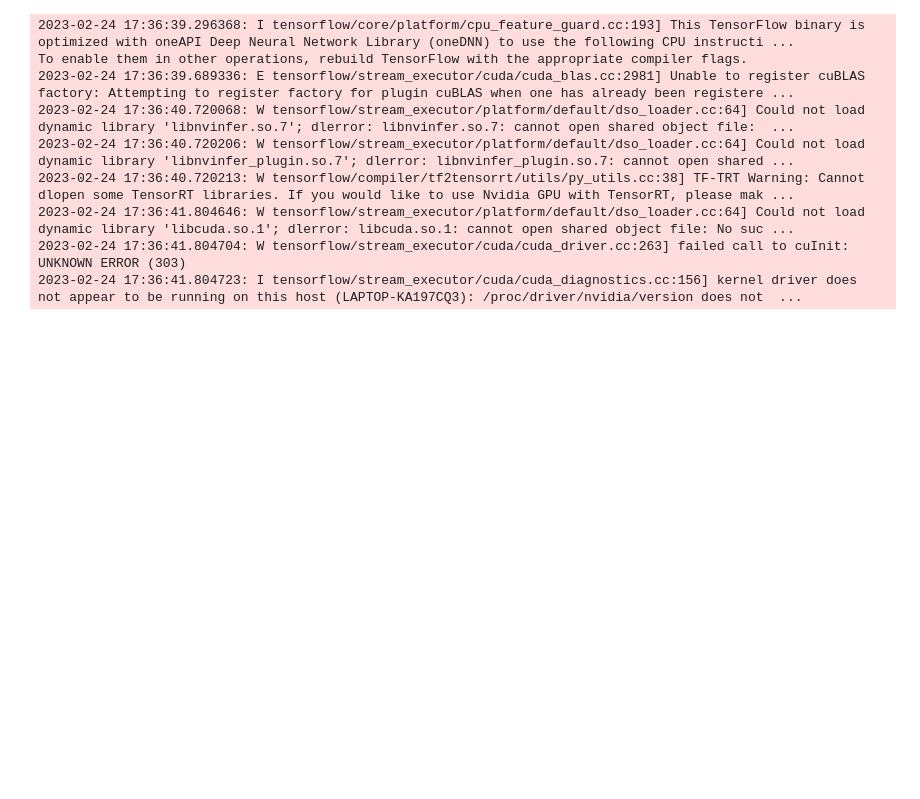
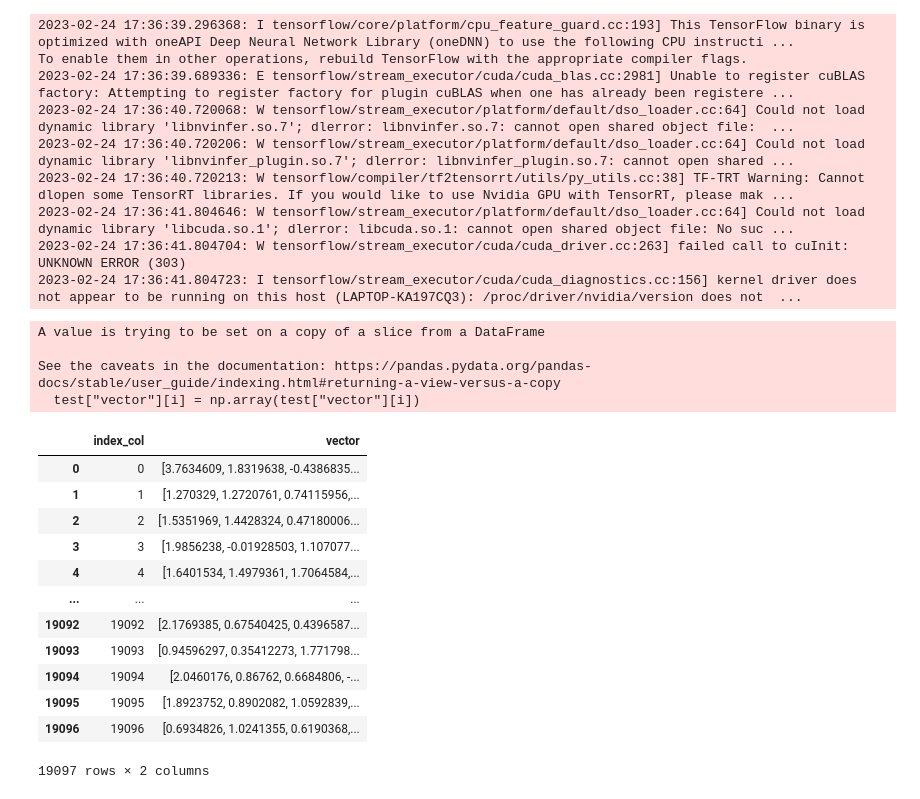
Before and after one commit to bovaristEliza/AE-GuANto, a Jupyter notebook: spacy-autoenc.ipynb, the cells around one changed output. Saved outputs shown, nothing was run; the diff lists cells and outputs as text; code cells hidden in the pictures; blank space fills up the shorter version.

Commit message:
prove con ndarray: err array element with a seq

```diff
--- a/spacy-autoenc.ipynb
+++ b/spacy-autoenc.ipynb
@@ -147,3 +147,34 @@ import numpy as np
 vax_df = pd.read_csv('data/post_it_cleaned_vectorized.csv', dtype={ 'clean_text': str})
 #trasformiamo la colonna vector in una lista di array numpy
 vax_df["vector"] = vax_df["vector"].apply(lambda x: np.fromstring(x[1:-1], sep=' '))
+# %%
+test = pd.DataFrame(vax_df["vector"])
+test.insert(0,'index_col', test.index)
+#convert "vector" column from
+test["vector"] = test["vector"].apply(lambda x: np.fromstring(x[1:-1], sep=' '))
+type(test["vector"])
+
+
+for i in range(0, 19097-1):
+  test["vector"][i] = np.array(test["vector"][i])
+  continue
+
+test
+# %% [output]
+A value is trying to be set on a copy of a slice from a DataFrame
+
+See the caveats in the documentation: https://pandas.pydata.org/pandas-docs/stable/user_guide/indexing.html#returning-a-view-versus-a-copy
+  test["vector"][i] = np.array(test["vector"][i])
+|  | index_col | vector |
+| 0 | 0 | [3.7634609, 1.8319638, -0.4386835... |
+| 1 | 1 | [1.270329, 1.2720761, 0.74115956,... |
+| 2 | 2 | [1.5351969, 1.4428324, 0.47180006... |
+| 3 | 3 | [1.9856238, -0.01928503, 1.107077... |
+| 4 | 4 | [1.6401534, 1.4979361, 1.7064584,... |
+| ... | ... | ... |
+| 19092 | 19092 | [2.1769385, 0.67540425, 0.4396587... |
+| 19093 | 19093 | [0.94596297, 0.35412273, 1.771798... |
+| 19094 | 19094 | [2.0460176, 0.86762, 0.6684806, -... |
+| 19095 | 19095 | [1.8923752, 0.8902082, 1.0592839,... |
+| 19096 | 19096 | [0.6934826, 1.0241355, 0.6190368,... |
+19097 rows × 2 columns
```
Also changed, not shown: parts of 4 cells of this notebook.
